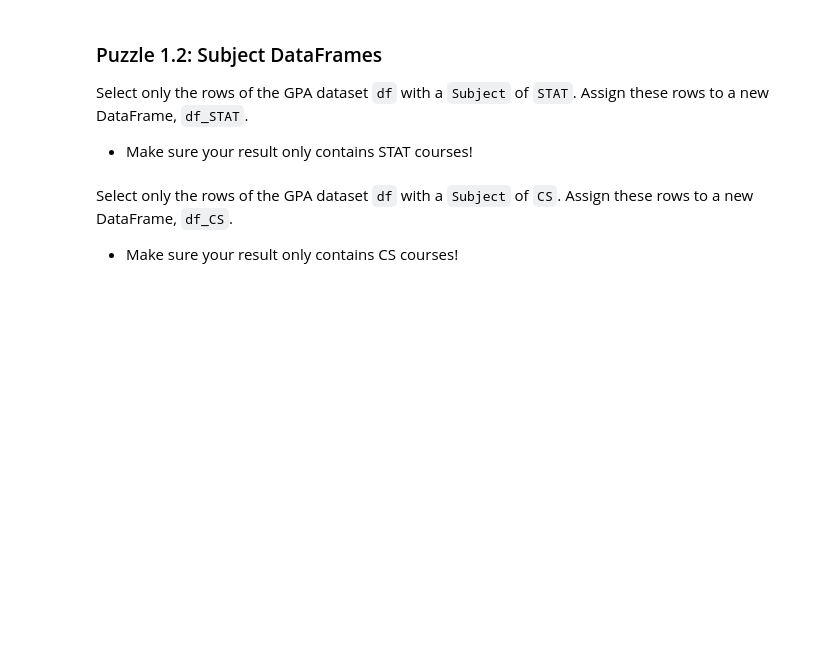
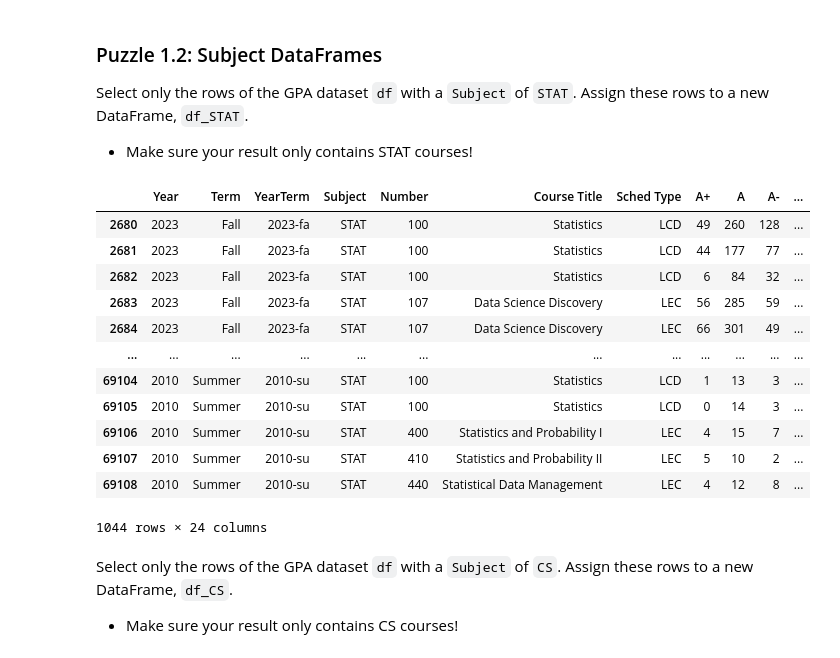
Before and after one commit to 168904578/hongyuq2, a Jupyter notebook: lab_simpsons_paradox/lab_simpsons_paradox.ipynb, the cells around one changed output. Drawn from its saved outputs; the diff is of its cells as text; code cells hidden in the pictures; blank space fills up the shorter version.

```diff
--- a/lab_simpsons_paradox/lab_simpsons_paradox.ipynb
+++ b/lab_simpsons_paradox/lab_simpsons_paradox.ipynb
@@ -57,3 +55,6 @@ Use Python to load this dataset into a DataFrame called `df`:
+# %%
+import pandas as pd
+df = pd.read_csv("https://waf.cs.illinois.edu/discovery/gpa.csv")
 # %% [markdown]
 ### 🔬 Test Case Checkpoint 🔬
 # %%
@@ -86,5 +89,6 @@ Create the new column `A_Grades` that stores the total number of "A"s given in e
 
 - We consider an "A" to be any type of A, in other words "A+", "A", or an "A-" are all included.
 - In our `df`, the number of students recieving a particular grade in a course is found in the `df['Grade']` column. For example, `df['A']` contains the number of students who recieved an A.
-# %%
-df['A_Grades'] = ...
+# %%
+df['A_Grades'] = df['A+'] + df['A'] + df['A-']
+df['A_Grades']
@@ -118,3 +135,20 @@ df_STAT = ...
+# %%
+df_STAT = df[df['Subject'] == 'STAT']
+df_STAT
+# %% [output]
+|  | Year | Term | YearTerm | Subject | Number | Course Title | Sched Type | A+ | A | A- | ... |
+| 2680 | 2023 | Fall | 2023-fa | STAT | 100 | Statistics | LCD | 49 | 260 | 128 | ... |
+| 2681 | 2023 | Fall | 2023-fa | STAT | 100 | Statistics | LCD | 44 | 177 | 77 | ... |
+| 2682 | 2023 | Fall | 2023-fa | STAT | 100 | Statistics | LCD | 6 | 84 | 32 | ... |
+| 2683 | 2023 | Fall | 2023-fa | STAT | 107 | Data Science Discovery | LEC | 56 | 285 | 59 | ... |
+| 2684 | 2023 | Fall | 2023-fa | STAT | 107 | Data Science Discovery | LEC | 66 | 301 | 49 | ... |
+| ... | ... | ... | ... | ... | ... | ... | ... | ... | ... | ... | ... |
+| 69104 | 2010 | Summer | 2010-su | STAT | 100 | Statistics | LCD | 1 | 13 | 3 | ... |
+| 69105 | 2010 | Summer | 2010-su | STAT | 100 | Statistics | LCD | 0 | 14 | 3 | ... |
+| 69106 | 2010 | Summer | 2010-su | STAT | 400 | Statistics and Probability I | LEC | 4 | 15 | 7 | ... |
+| 69107 | 2010 | Summer | 2010-su | STAT | 410 | Statistics and Probability II | LEC | 5 | 10 | 2 | ... |
+| 69108 | 2010 | Summer | 2010-su | STAT | 440 | Statistical Data Management | LEC | 4 | 12 | 8 | ... |
+1044 rows × 24 columns
 # %% [markdown]
 Select only the rows of the GPA dataset `df` with a `Subject` of `CS`. Assign these rows to a new DataFrame, `df_CS`.
 - Make sure your result only contains CS courses!
```
Also changed, not shown: parts of 48 cells of this notebook.
